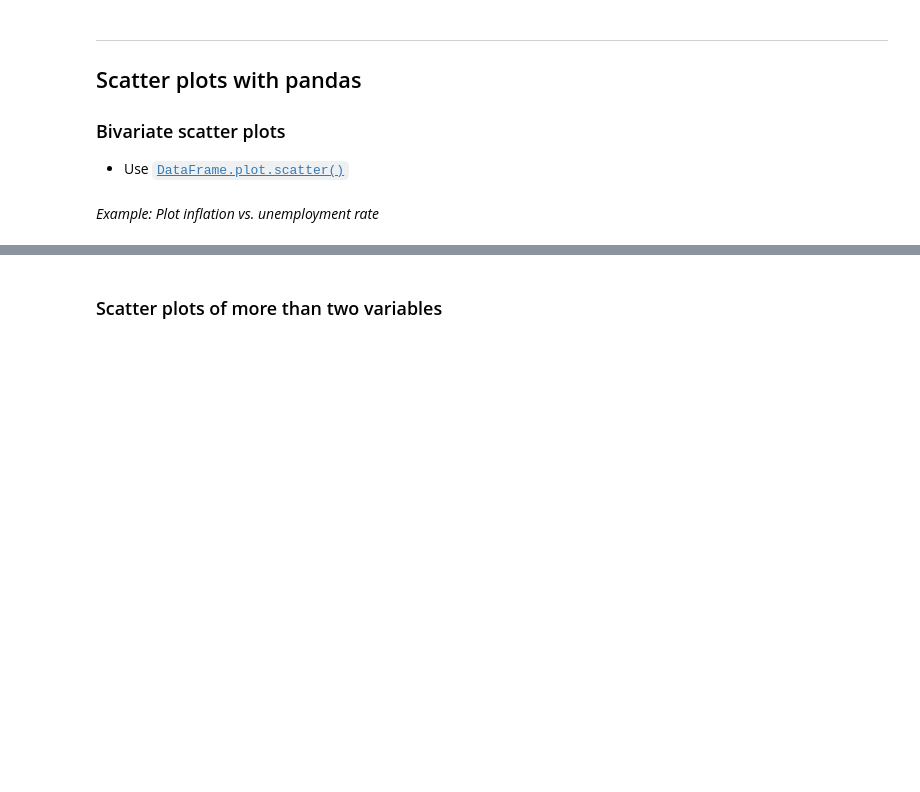
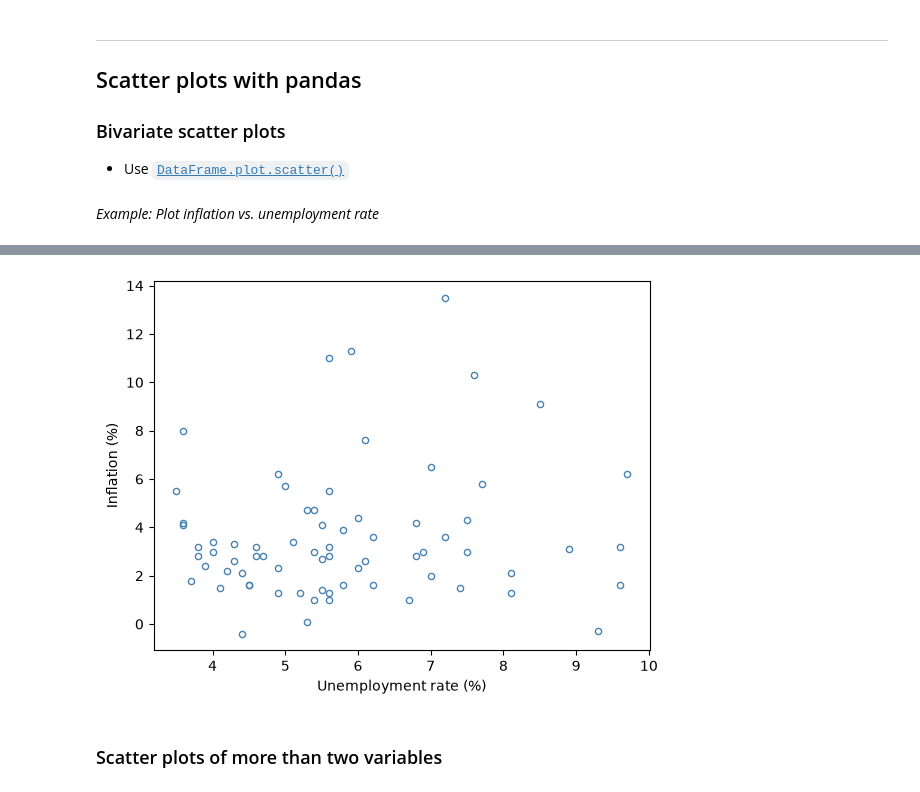
Before and after one commit to pl0gen/TECH2-H26, a Jupyter notebook: lectures/lecture3/lecture3_EMH_Test.ipynb, the cells around one changed output, grey strips where cells are left out. Saved outputs shown, nothing was run; the diff lists cells and outputs as text; code cells hidden in the pictures; blank space fills up the shorter version.

```diff
--- a/lectures/lecture3/lecture3_EMH_Test.ipynb
+++ b/lectures/lecture3/lecture3_EMH_Test.ipynb
@@ -624,3 +630,20 @@ df = pd.read_csv(filepath, sep=',')
+# %%
+# Path to annual FRED data; DATA_PATH variable was defined above!
+filepath = f'{DATA_PATH}/FRED/FRED_annual.csv'
+
+# Read CSV data
+df = pd.read_csv(filepath, sep=',')
+
+_ = df.plot.scatter(
+    x='UNRATE',  # plot unemployment rate on x-axis
+    y='INFLATION',  # plot inflation rate on y-axis
+    color='none',
+    edgecolors='steelblue',
+    xlabel='Unemployment rate (%)',
+    ylabel='Inflation (%)',
+)
+# %% [output]
+[figure, added]
 # %% [markdown]
 ### Scatter plots of more than two variables
 # %% [markdown]
```
Also changed, not shown: parts of 4 cells of this notebook.
